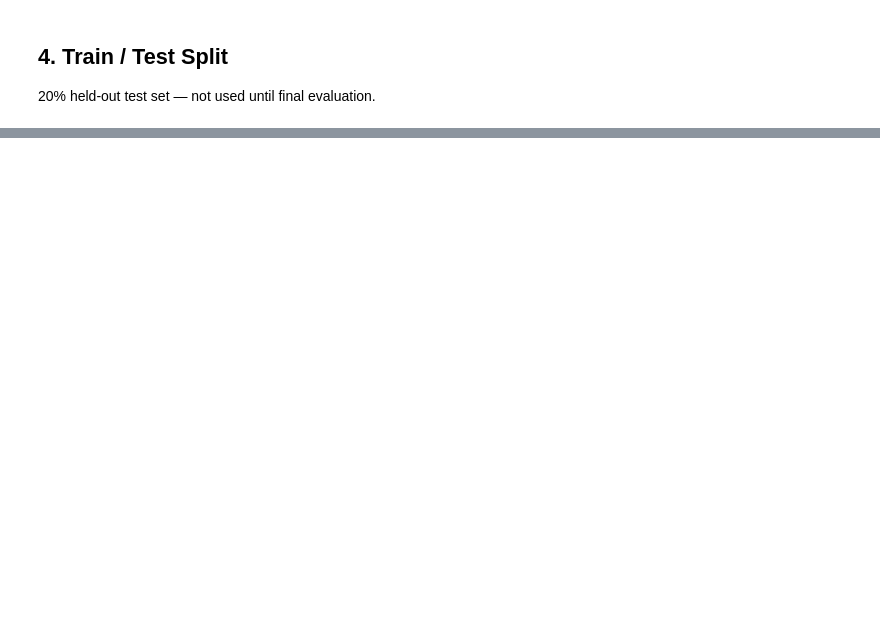
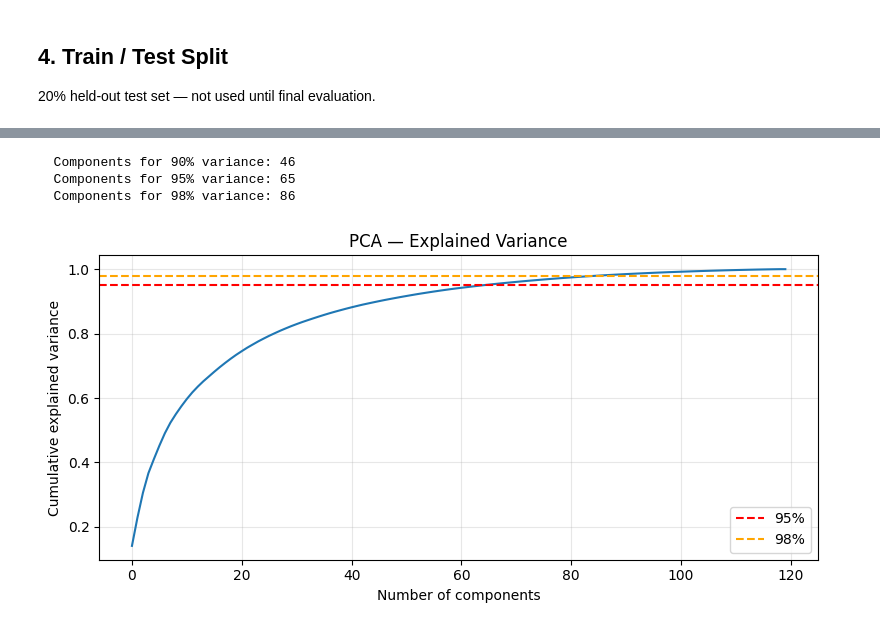
Before and after one commit to naamasarshalom-art/segmentation_cellpose, a Jupyter notebook: 6_model2_training.ipynb, the cells around one changed output, grey strips where cells are left out. Cells and saved outputs as stored; diff of their text form; code cells hidden in the pictures; blank space fills up the shorter version.

```diff
--- a/6_model2_training.ipynb
+++ b/6_model2_training.ipynb
@@ -180,0 +165,35 @@ Trained on the full training set, evaluated once on the held-out test set.
+# %%
+from sklearn.preprocessing import StandardScaler
+from sklearn.decomposition import PCA
+import matplotlib.pyplot as plt
+import numpy as np
+
+# ── Fit PCA on scaled training data to explore variance ───────────────────
+# This is for exploration only — the actual scaler used for training
+# is inside each pipeline in the grid search below.
+scaler_exp = StandardScaler()
+X_train_exp = scaler_exp.fit_transform(X_train)
+
+pca_exp = PCA().fit(X_train_exp)
+cumvar  = np.cumsum(pca_exp.explained_variance_ratio_)
+
+for threshold in [0.90, 0.95, 0.98]:
+    n = np.argmax(cumvar >= threshold) + 1
+    print(f"  Components for {threshold*100:.0f}% variance: {n}")
+
+plt.figure(figsize=(8, 4))
+plt.plot(cumvar)
+plt.axhline(0.95, color='red',    linestyle='--', label='95%')
+plt.axhline(0.98, color='orange', linestyle='--', label='98%')
+plt.xlabel("Number of components")
+plt.ylabel("Cumulative explained variance")
+plt.title("PCA — Explained Variance")
+plt.legend()
+plt.grid(True, alpha=0.3)
+plt.tight_layout()
+plt.show()
+# %% [output]
+  Components for 90% variance: 46
+  Components for 95% variance: 65
+  Components for 98% variance: 86
+[figure, added]
```
Also changed, not shown: parts of 26 cells of this notebook.
